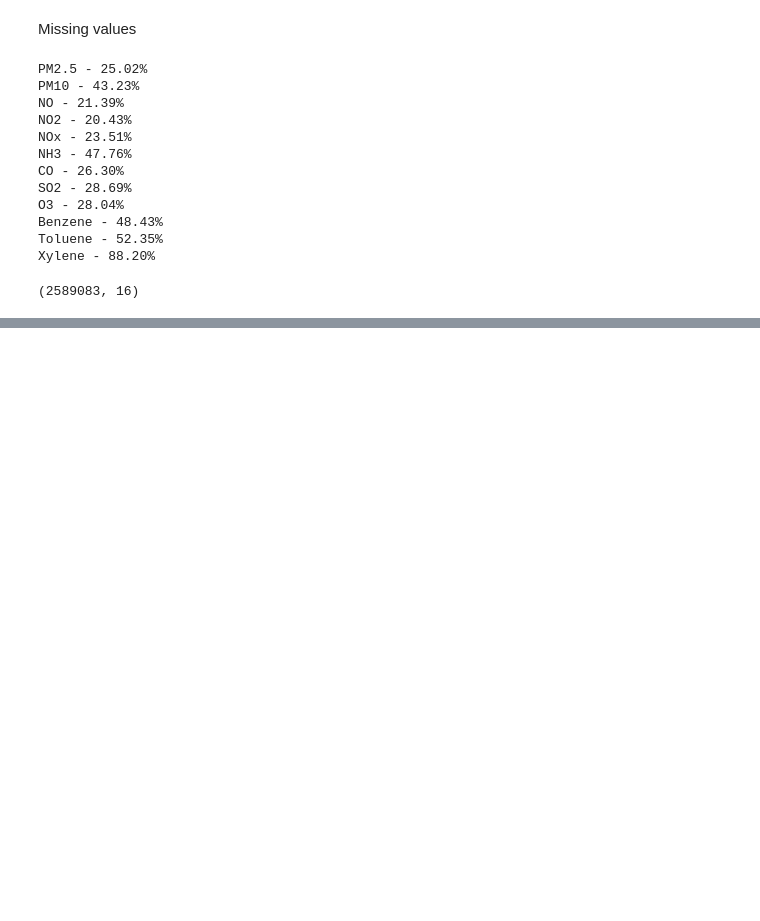
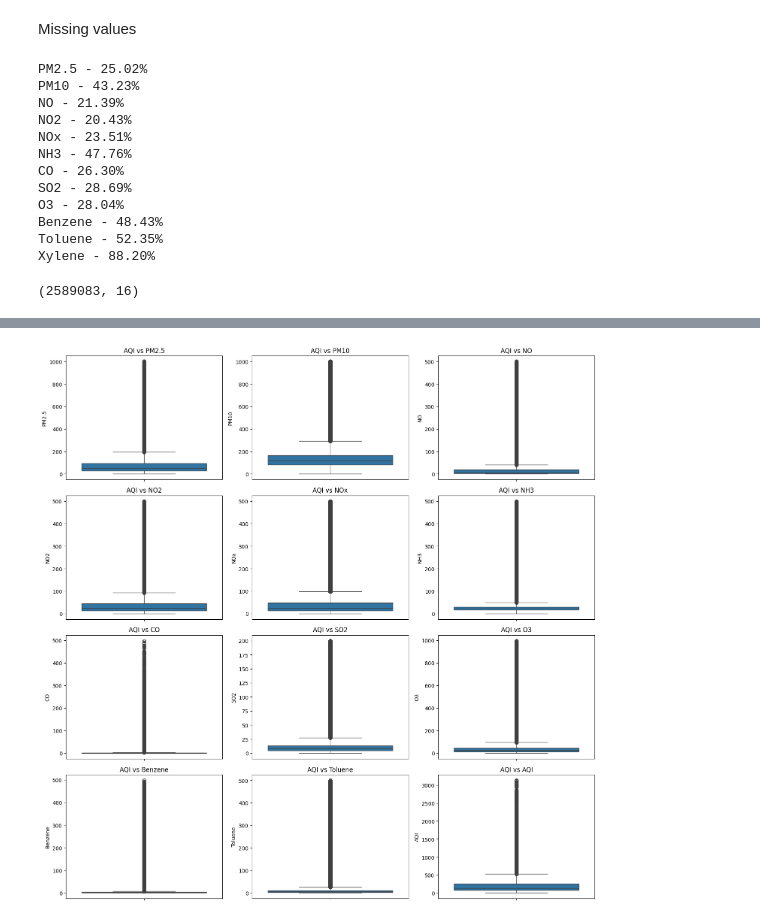
Before and after one commit to Ayush301077/AyushSoniEDA, a Jupyter notebook: AyushSoniHRAnalyticsEDA.ipynb, the cells around one changed output, grey strips where cells are left out. Drawn from its saved outputs; the diff is of its cells as text; code cells hidden in the pictures; blank space fills up the shorter version.

```diff
--- a/AyushSoniHRAnalyticsEDA.ipynb
+++ b/AyushSoniHRAnalyticsEDA.ipynb
@@ -683,0 +927,3 @@ station_hour.shape
+# %%
+
+mergeddf[pollutants] = mergeddf.groupby(['StationId','Hour'])[pollutants].transform(lambda x: x.fillna(x.median()))
@@ -683,0 +934,2 @@ station_hour.shape
+# %%
+mergeddf[pollutants] = mergeddf.groupby('StationId')[pollutants].transform(lambda x: x.fillna(x.median()))
@@ -683,0 +940,2 @@ station_hour.shape
+# %%
+mergeddf[pollutants] = mergeddf[pollutants].fillna(mergeddf[pollutants].median())
@@ -683,0 +982,6 @@ station_hour.shape
+# %%
+bins = [0, 50, 100, 200, 300, 400, float('inf')]
+
+labels = ['Good','Satisfactory','Moderate','Poor','Very Poor','Severe']
+
+mergeddf['AQI_Bucket'] = mergeddf['AQI_Bucket'].fillna(pd.cut(mergeddf['AQI'], bins=bins, labels=labels))
@@ -683,0 +1019,12 @@ station_hour.shape
+# %%
+fig , ax = plt.subplots(4,3,figsize=(15,15))
+for i , col in enumerate(pollutants):
+    rows = i // 3
+    cols = i % 3
+    sns.boxplot(mergeddf[col],ax=ax[rows,cols])
+    ax[rows,cols].set_title(f"AQI vs {col}")
+
+plt.tight_layout()
+plt.show()
+# %% [output]
+[figure, added]
```
Also changed, not shown: parts of 50 cells of this notebook, 1 other file.
